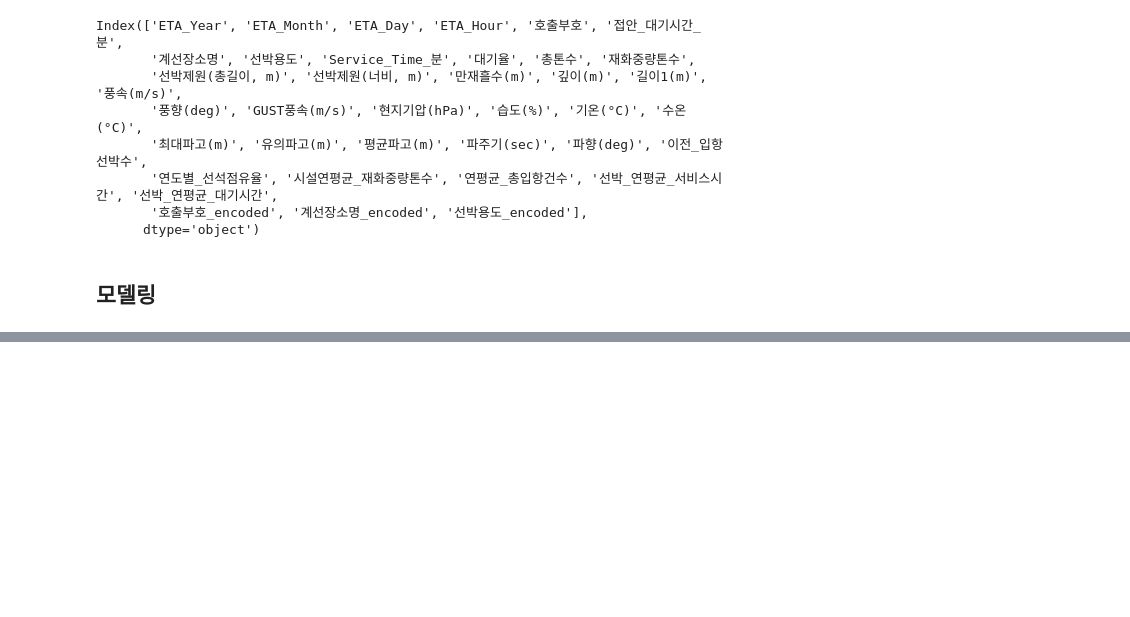
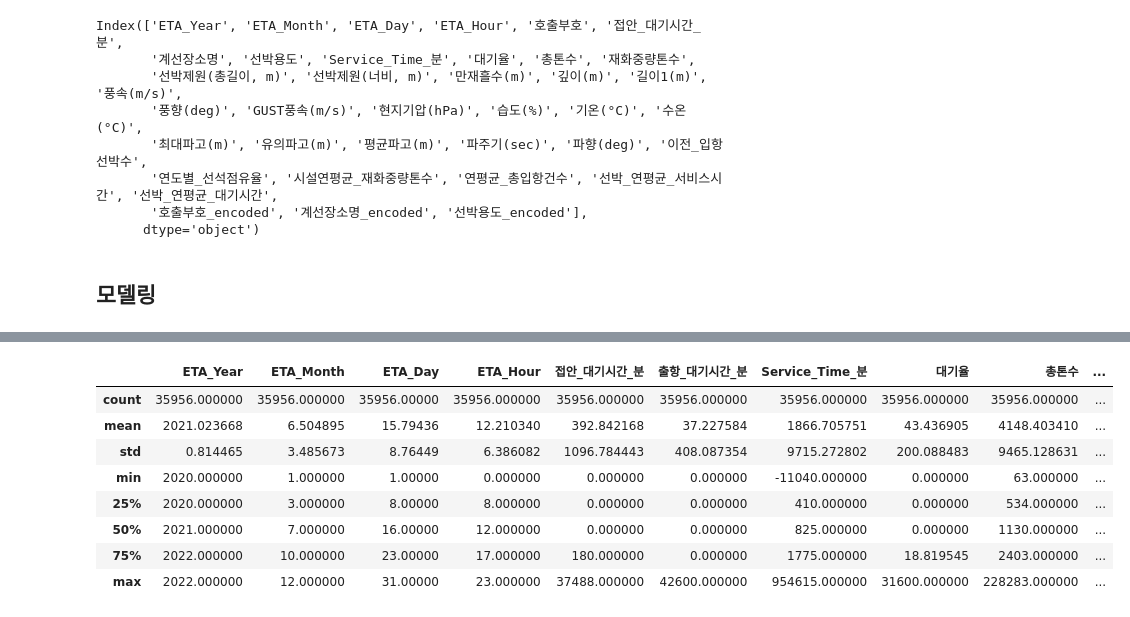
Before and after one commit to GyudongHan/Project_1, a Jupyter notebook: 프로젝트 3/XGBoost.ipynb, the cells around one changed output, grey strips where cells are left out. Saved outputs shown, nothing was run; the diff lists cells and outputs as text; code cells hidden in the pictures; blank space fills up the shorter version.

```diff
--- a/프로젝트 3/XGBoost.ipynb
+++ b/프로젝트 3/XGBoost.ipynb
@@ -405,0 +306,7 @@ NameError: name 'Final_D' is not defined
+# %%
+# 울산항 끝판왕 석유제품 운반선들의 평균을.araboza
+
+df_s = data[data['선박용도'] == "석유제품 운반선"]
+# df_s.info()
+df_s['계선장소명'].value_counts()
+# ==> SK2부두 01          4999 ==> encoded =0
@@ -405,0 +331,12 @@ NameError: name 'Final_D' is not defined
+# %%
+df_s.describe()
+# %% [output]
+|  | ETA_Year | ETA_Month | ETA_Day | ETA_Hour | 접안_대기시간_분 | 출항_대기시간_분 | Service_Time_분 | 대기율 | 총톤수 | ... |
+| count | 35956.000000 | 35956.000000 | 35956.00000 | 35956.000000 | 35956.000000 | 35956.000000 | 35956.000000 | 35956.000000 | 35956.000000 | ... |
+| mean | 2021.023668 | 6.504895 | 15.79436 | 12.210340 | 392.842168 | 37.227584 | 1866.705751 | 43.436905 | 4148.403410 | ... |
+| std | 0.814465 | 3.485673 | 8.76449 | 6.386082 | 1096.784443 | 408.087354 | 9715.272802 | 200.088483 | 9465.128631 | ... |
+| min | 2020.000000 | 1.000000 | 1.00000 | 0.000000 | 0.000000 | 0.000000 | -11040.000000 | 0.000000 | 63.000000 | ... |
+| 25% | 2020.000000 | 3.000000 | 8.00000 | 8.000000 | 0.000000 | 0.000000 | 410.000000 | 0.000000 | 534.000000 | ... |
+| 50% | 2021.000000 | 7.000000 | 16.00000 | 12.000000 | 0.000000 | 0.000000 | 825.000000 | 0.000000 | 1130.000000 | ... |
+| 75% | 2022.000000 | 10.000000 | 23.00000 | 17.000000 | 180.000000 | 0.000000 | 1775.000000 | 18.819545 | 2403.000000 | ... |
+| max | 2022.000000 | 12.000000 | 31.00000 | 23.000000 | 37488.000000 | 42600.000000 | 954615.000000 | 31600.000000 | 228283.000000 | ... |
```
Also changed, not shown: parts of 27 cells of this notebook, 11 other files.
